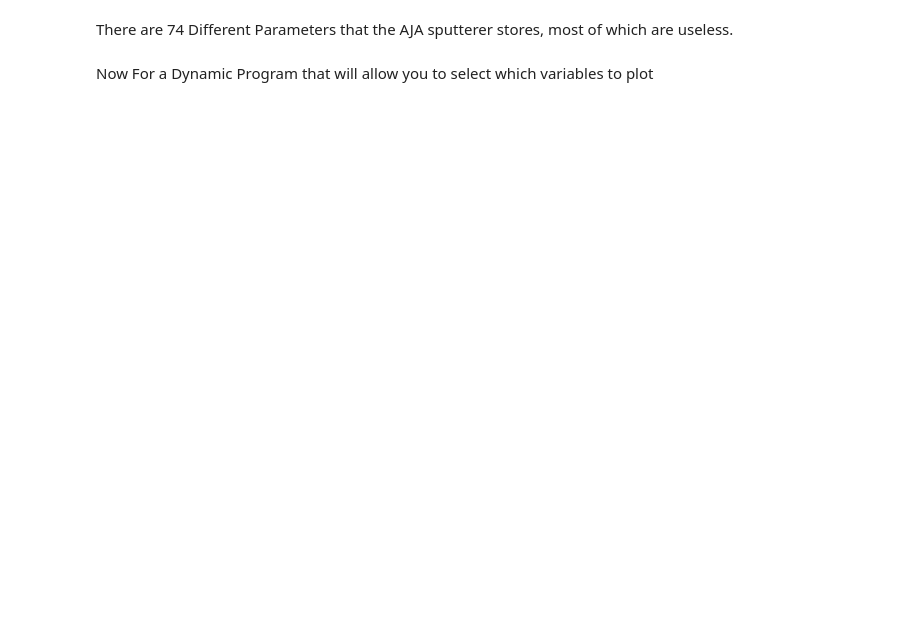
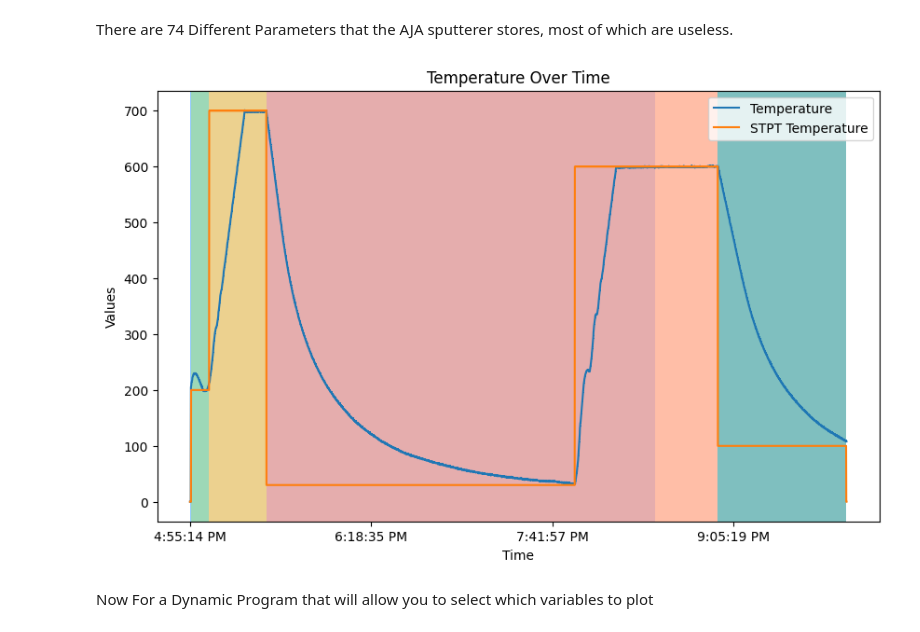
Before and after one commit to JakeHHHHH/SLAC, a Jupyter notebook: AJA_data_analysis.ipynb, the cells around one changed output. Drawn from its saved outputs; the diff is of its cells as text; code cells hidden in the pictures; blank space fills up the shorter version.

```diff
--- a/AJA_data_analysis.ipynb
+++ b/AJA_data_analysis.ipynb
@@ -65,34 +108,36 @@ layer_num = int(df['Layer #'].iloc[-1])
 #Now we select the colors for each layer based on the number of layers
 colors =[i for i in color_palette[0:layer_num]]
 
 #Now find the ranges
 def get_color_ranges() -> list:
     color_ranges = []
     current_layer = 1
     start = 0
     end = 0
     for i in range(len(df['Time'])):
         if df['Layer #'][i] > current_layer:
             color_ranges.append((df['Time'][start],df['Time'][end]))
             start = i
             end = start
             current_layer += 1
         elif i == len(df['Time']) -1:
             color_ranges.append((df['Time'][start],df['Time'][end]))
         else:
             end += 1
     return color_ranges
 
 
 #Now we color the areas of the graph
 color_ranges = get_color_ranges()
 for i in range(len(color_ranges)):
     plt.axvspan(color_ranges[i][0], color_ranges[i][1], facecolor=colors[i], alpha=0.5, label = f"Layer {i+1}")
-    plt.text(color_ranges[i][0], i*30, s = f"Layer {i+1}" )
+    #plt.text(color_ranges[i][0], i*30, s = f"Layer {i+1}" )
 #Because these files are so dense, we only display the 100th timestamp
 plt.xticks(df['Time'][::1000])
 #Show the Graph
 plt.show()
+# %% [output]
+[figure, added]
 # %% [markdown]
 Now For a Dynamic Program that will allow you to select which variables to plot
 # %%
```
Also changed, not shown: parts of 4 cells of this notebook, 1 other file.
